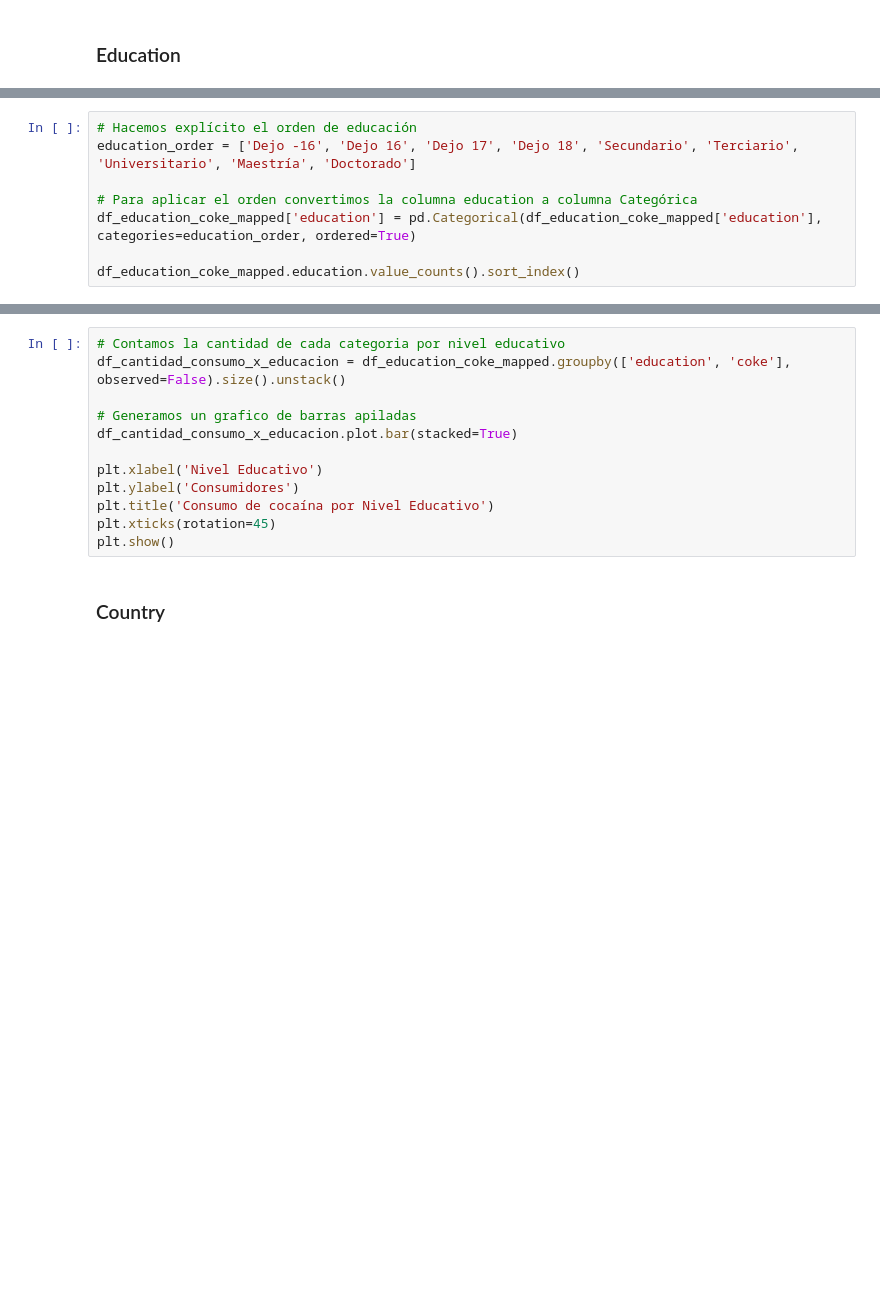
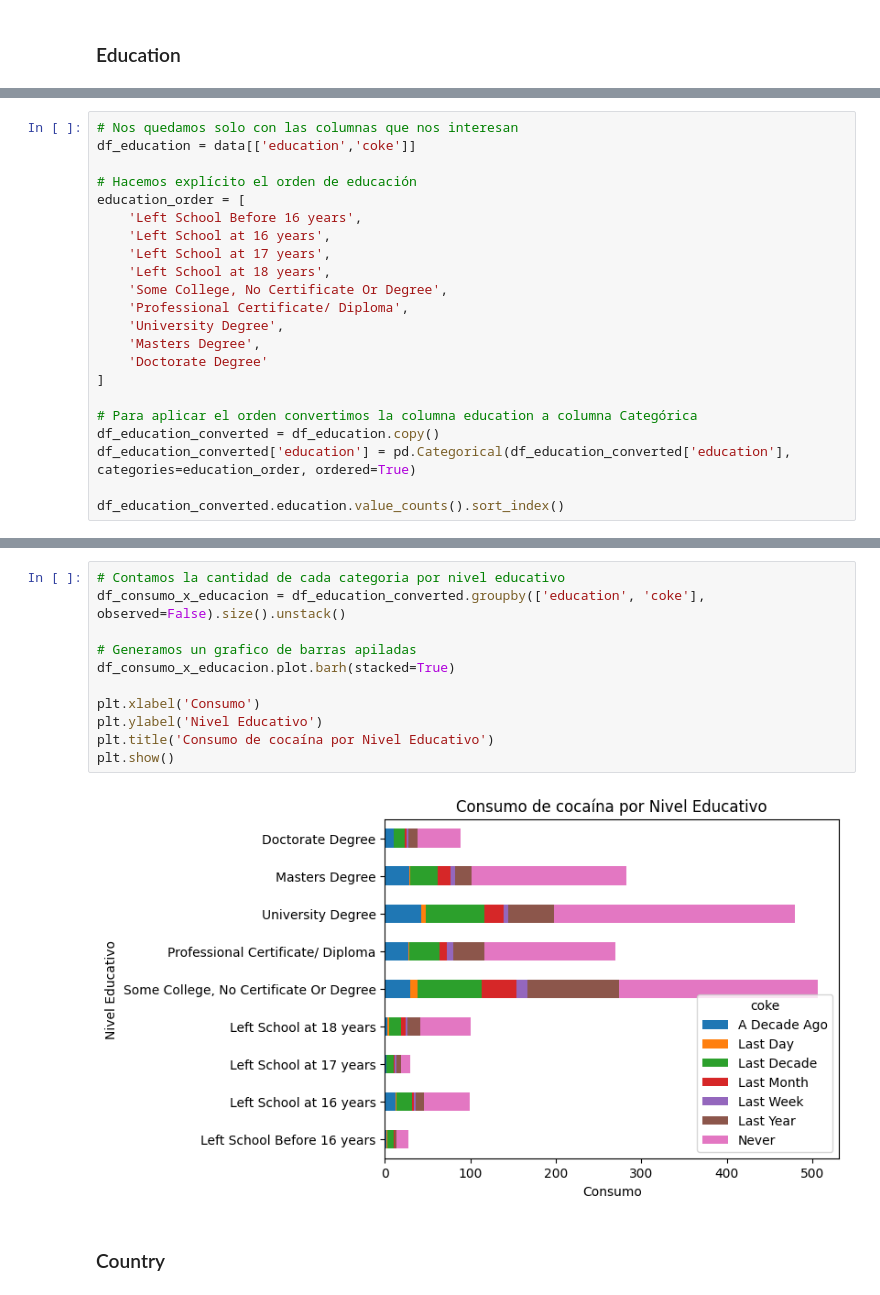
Before and after one commit to federicoFrancesconi/UCSE-2024-ML-TP1, a Jupyter notebook: tp1_EDA.ipynb, the cells around one changed output, grey strips where cells are left out. Drawn from its saved outputs; the diff is of its cells as text; blank space fills up the shorter version.

```diff
--- a/tp1_EDA.ipynb
+++ b/tp1_EDA.ipynb
@@ -298,8 +379,22 @@ df_education_coke_mapped
 # %%
+# Nos quedamos solo con las columnas que nos interesan
+df_education = data[['education','coke']]
+
 # Hacemos explícito el orden de educación
-education_order = ['Dejo -16', 'Dejo 16', 'Dejo 17', 'Dejo 18', 'Secundario', 'Terciario', 'Universitario', 'Maestría', 'Doctorado']
+education_order = [
+    'Left School Before 16 years',
+    'Left School at 16 years',
+    'Left School at 17 years',
+    'Left School at 18 years',
+    'Some College, No Certificate Or Degree',
+    'Professional Certificate/ Diploma',
+    'University Degree',
+    'Masters Degree',
+    'Doctorate Degree'
+]
 
 # Para aplicar el orden convertimos la columna education a columna Categórica
-df_education_coke_mapped['education'] = pd.Categorical(df_education_coke_mapped['education'], categories=education_order, ordered=True)
+df_education_converted = df_education.copy()
+df_education_converted['education'] = pd.Categorical(df_education_converted['education'], categories=education_order, ordered=True)
 
-df_education_coke_mapped.education.value_counts().sort_index()
+df_education_converted.education.value_counts().sort_index()
@@ -306,15 +413,16 @@ df_education_coke_mapped.education.value_counts().sort_index()
 # %%
 # Contamos la cantidad de cada categoria por nivel educativo
-df_cantidad_consumo_x_educacion = df_education_coke_mapped.groupby(['education', 'coke'], observed=False).size().unstack()
+df_consumo_x_educacion = df_education_converted.groupby(['education', 'coke'], observed=False).size().unstack()
 
 # Generamos un grafico de barras apiladas
-df_cantidad_consumo_x_educacion.plot.bar(stacked=True)
+df_consumo_x_educacion.plot.barh(stacked=True)
 
-plt.xlabel('Nivel Educativo')
-plt.ylabel('Consumidores')
+plt.xlabel('Consumo')
+plt.ylabel('Nivel Educativo')
 plt.title('Consumo de cocaína por Nivel Educativo')
-plt.xticks(rotation=45)
 plt.show()
+# %% [output]
+[figure, added]
 # %% [markdown]
 ### Country
 # %%
```
Also changed, not shown: parts of 59 cells of this notebook.
